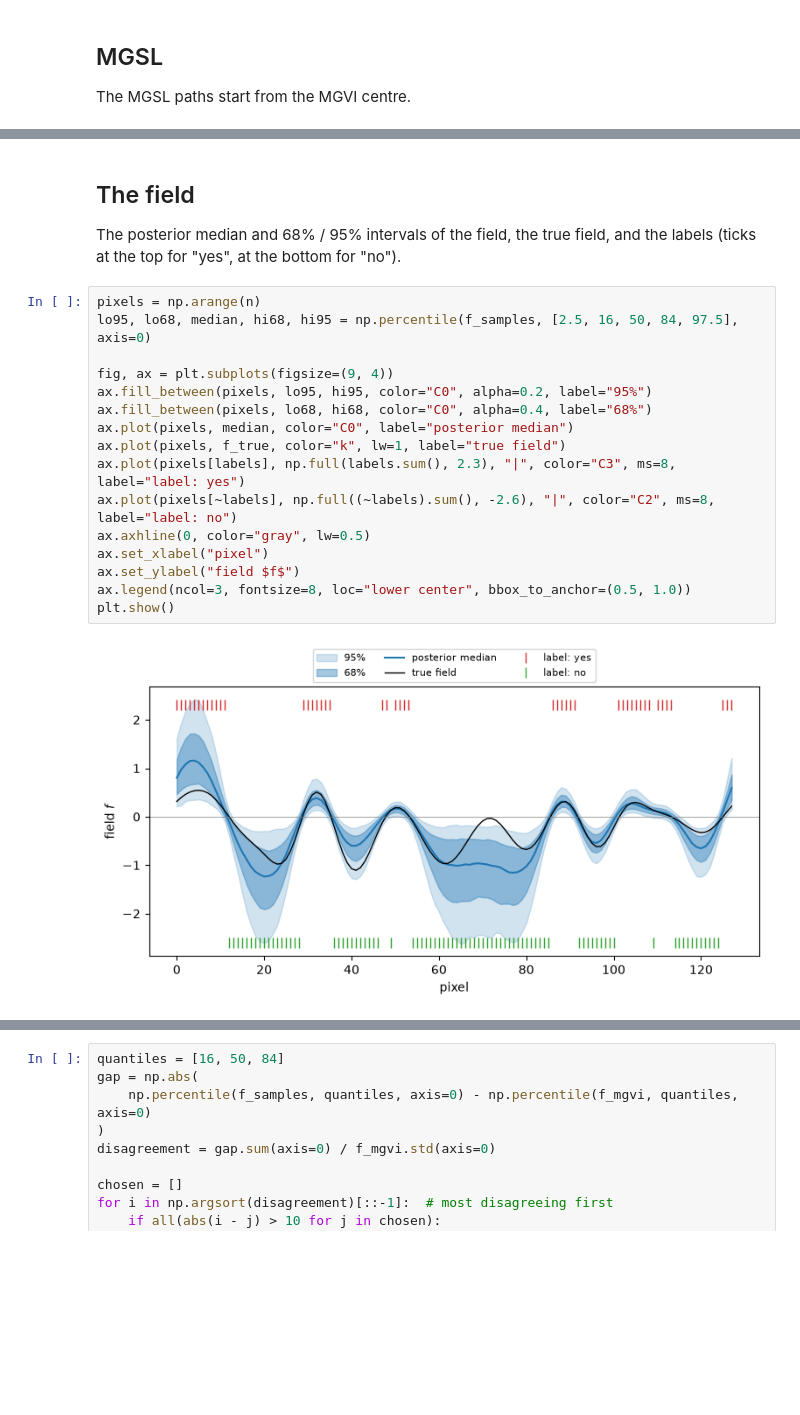
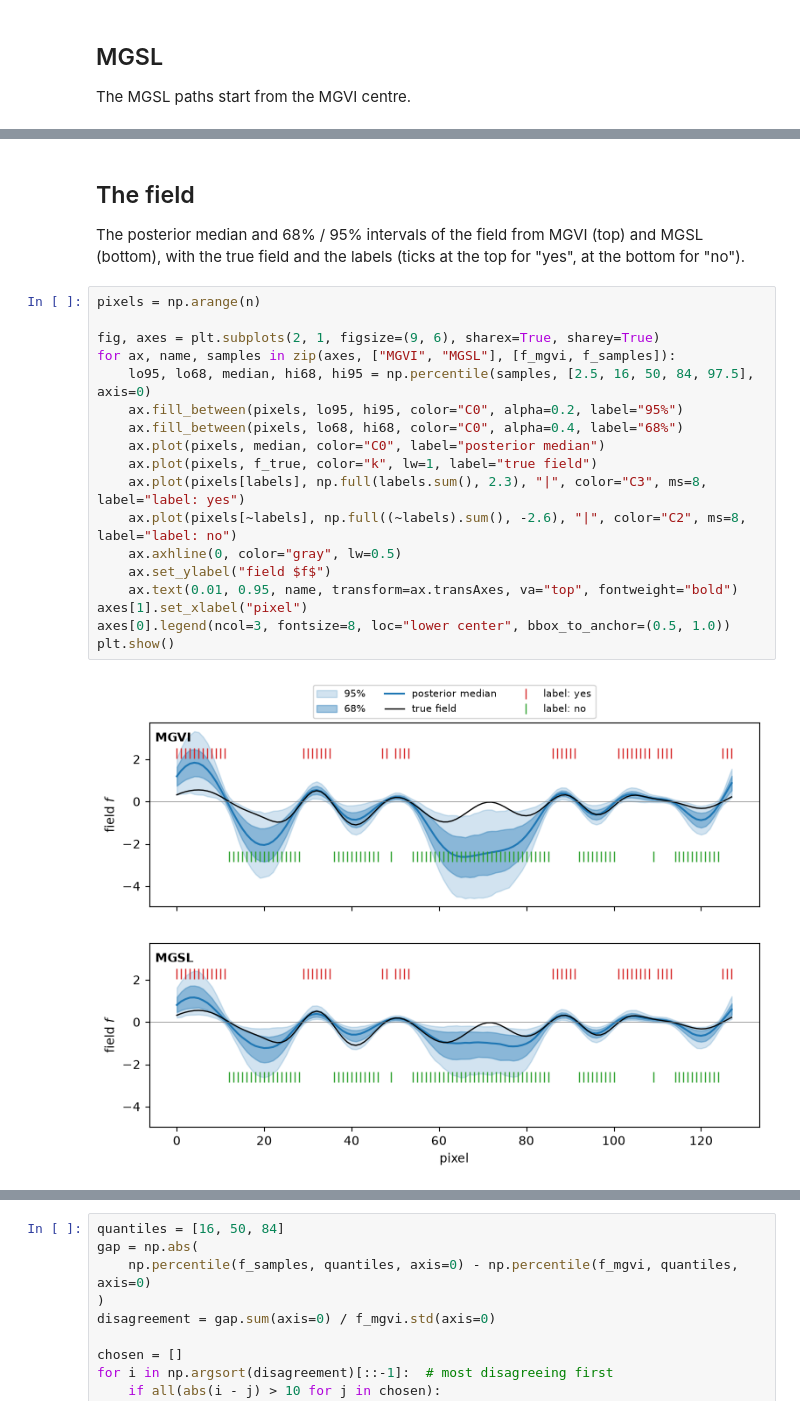
Before and after one commit to TomHilder/mgsl, a Jupyter notebook: examples/02_binary_field.ipynb, the cells around one changed output, grey strips where cells are left out. Drawn from its saved outputs; the diff is of its cells as text; blank space fills up the shorter version.

Commit message:
examples/02_binary_field: field plot shows MGVI and MGSL in stacked panels
Co-Authored-By: Claude Opus 5.5 <noreply@anthropic.com>

```diff
--- a/examples/02_binary_field.ipynb
+++ b/examples/02_binary_field.ipynb
@@ -127,26 +127,28 @@ mgsl  terminal fit  tau=10^4.00  0.94 s  ESS fraction median 1.00, min 1.00  fai
 # %% [markdown]
 ## The field
 
-The posterior median and 68% / 95% intervals of the field, the true field, and the labels
-(ticks at the top for "yes", at the bottom for "no").
+The posterior median and 68% / 95% intervals of the field from MGVI (top) and MGSL (bottom),
+with the true field and the labels (ticks at the top for "yes", at the bottom for "no").
 # %%
 pixels = np.arange(n)
-lo95, lo68, median, hi68, hi95 = np.percentile(f_samples, [2.5, 16, 50, 84, 97.5], axis=0)
 
-fig, ax = plt.subplots(figsize=(9, 4))
-ax.fill_between(pixels, lo95, hi95, color="C0", alpha=0.2, label="95%")
-ax.fill_between(pixels, lo68, hi68, color="C0", alpha=0.4, label="68%")
-ax.plot(pixels, median, color="C0", label="posterior median")
-ax.plot(pixels, f_true, color="k", lw=1, label="true field")
-ax.plot(pixels[labels], np.full(labels.sum(), 2.3), "|", color="C3", ms=8, label="label: yes")
-ax.plot(pixels[~labels], np.full((~labels).sum(), -2.6), "|", color="C2", ms=8, label="label: no")
-ax.axhline(0, color="gray", lw=0.5)
-ax.set_xlabel("pixel")
-ax.set_ylabel("field $f$")
-ax.legend(ncol=3, fontsize=8, loc="lower center", bbox_to_anchor=(0.5, 1.0))
+fig, axes = plt.subplots(2, 1, figsize=(9, 6), sharex=True, sharey=True)
+for ax, name, samples in zip(axes, ["MGVI", "MGSL"], [f_mgvi, f_samples]):
+    lo95, lo68, median, hi68, hi95 = np.percentile(samples, [2.5, 16, 50, 84, 97.5], axis=0)
+    ax.fill_between(pixels, lo95, hi95, color="C0", alpha=0.2, label="95%")
+    ax.fill_between(pixels, lo68, hi68, color="C0", alpha=0.4, label="68%")
+    ax.plot(pixels, median, color="C0", label="posterior median")
+    ax.plot(pixels, f_true, color="k", lw=1, label="true field")
+    ax.plot(pixels[labels], np.full(labels.sum(), 2.3), "|", color="C3", ms=8, label="label: yes")
+    ax.plot(pixels[~labels], np.full((~labels).sum(), -2.6), "|", color="C2", ms=8, label="label: no")
+    ax.axhline(0, color="gray", lw=0.5)
+    ax.set_ylabel("field $f$")
+    ax.text(0.01, 0.95, name, transform=ax.transAxes, va="top", fontweight="bold")
+axes[1].set_xlabel("pixel")
+axes[0].legend(ncol=3, fontsize=8, loc="lower center", bbox_to_anchor=(0.5, 1.0))
 plt.show()
 # %% [output]
-[figure, old version]
+[figure, new version]
 # %% [markdown]
 ## MGSL and MGVI at single pixels
 
```
Also changed, not shown: parts of 6 cells of this notebook.
